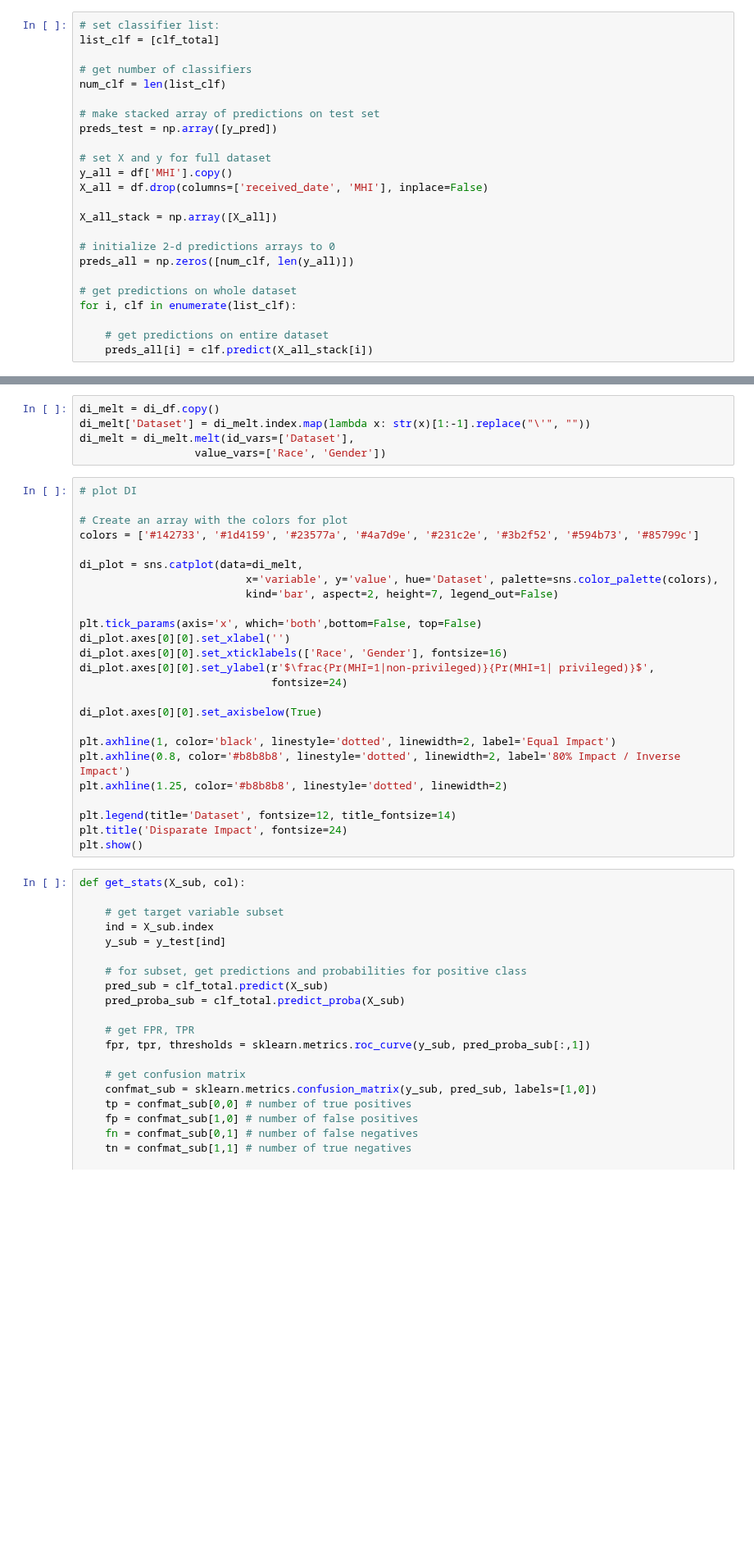
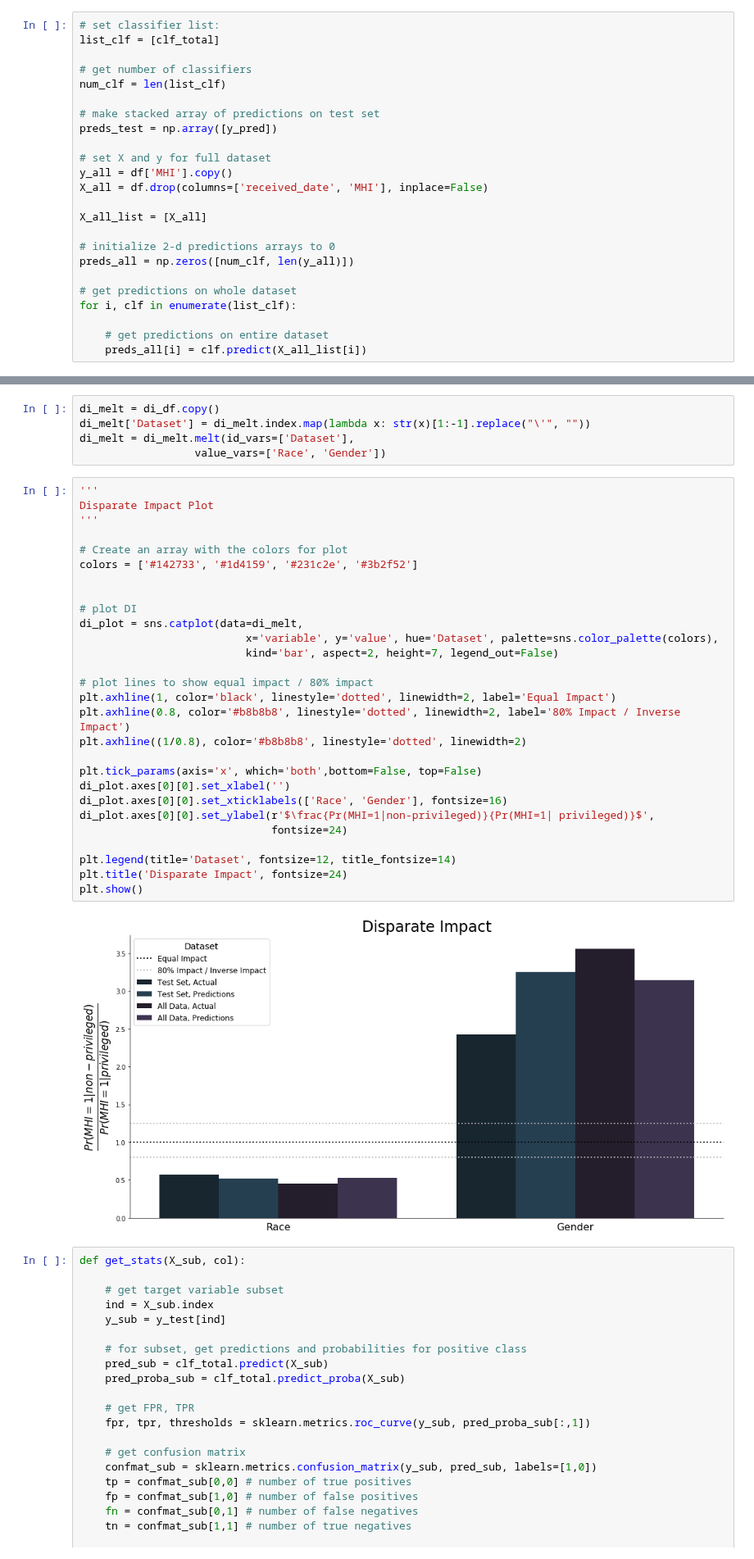
Before and after one commit to akrhea/mental-health-court-outcomes, a Jupyter notebook: Interpretability_Study/Fairness_Metrics.ipynb, the cells around one changed output, grey strips where cells are left out. Shown at 82% size. Drawn from its saved outputs; the diff is of its cells as text; blank space fills up the shorter version.

Commit message:
fairness plots

```diff
--- a/Interpretability_Study/Fairness_Metrics.ipynb
+++ b/Interpretability_Study/Fairness_Metrics.ipynb
@@ -73,7 +73,7 @@ preds_test = np.array([y_pred])
 y_all = df['MHI'].copy()
 X_all = df.drop(columns=['received_date', 'MHI'], inplace=False)
 
-X_all_stack = np.array([X_all])
+X_all_list = [X_all]
 
 # initialize 2-d predictions arrays to 0
 preds_all = np.zeros([num_clf, len(y_all)])
@@ -82,4 +82,4 @@ preds_all = np.zeros([num_clf, len(y_all)])
 for i, clf in enumerate(list_clf):
 
     # get predictions on entire dataset
-    preds_all[i] = clf.predict(X_all_stack[i])
+    preds_all[i] = clf.predict(X_all_list[i])
@@ -198,30 +214,35 @@ di_melt['Dataset'] = di_melt.index.map(lambda x: str(x)[1:-1].replace("\'", ""))
 di_melt = di_melt.melt(id_vars=['Dataset'],
                   value_vars=['Race', 'Gender'])
 # %%
-# plot DI
+'''
+Disparate Impact Plot
+'''
 
 # Create an array with the colors for plot
-colors = ['#142733', '#1d4159', '#23577a', '#4a7d9e', '#231c2e', '#3b2f52', '#594b73', '#85799c']
+colors = ['#142733', '#1d4159', '#231c2e', '#3b2f52']
 
+
+# plot DI
 di_plot = sns.catplot(data=di_melt,
                           x='variable', y='value', hue='Dataset', palette=sns.color_palette(colors),
                           kind='bar', aspect=2, height=7, legend_out=False)
+
+# plot lines to show equal impact / 80% impact
+plt.axhline(1, color='black', linestyle='dotted', linewidth=2, label='Equal Impact')
+plt.axhline(0.8, color='#b8b8b8', linestyle='dotted', linewidth=2, label='80% Impact / Inverse Impact')
+plt.axhline((1/0.8), color='#b8b8b8', linestyle='dotted', linewidth=2)
 
 plt.tick_params(axis='x', which='both',bottom=False, top=False)
 di_plot.axes[0][0].set_xlabel('')
 di_plot.axes[0][0].set_xticklabels(['Race', 'Gender'], fontsize=16)
 di_plot.axes[0][0].set_ylabel(r'$\frac{Pr(MHI=1|non-privileged)}{Pr(MHI=1| privileged)}$',
                               fontsize=24)
 
-di_plot.axes[0][0].set_axisbelow(True)
-
-plt.axhline(1, color='black', linestyle='dotted', linewidth=2, label='Equal Impact')
-plt.axhline(0.8, color='#b8b8b8', linestyle='dotted', linewidth=2, label='80% Impact / Inverse Impact')
-plt.axhline(1.25, color='#b8b8b8', linestyle='dotted', linewidth=2)
-
 plt.legend(title='Dataset', fontsize=12, title_fontsize=14)
 plt.title('Disparate Impact', fontsize=24)
 plt.show()
+# %% [output]
+[figure, added]
 # %%
 def get_stats(X_sub, col):
 
```
Also changed, not shown: parts of 7 cells of this notebook.
